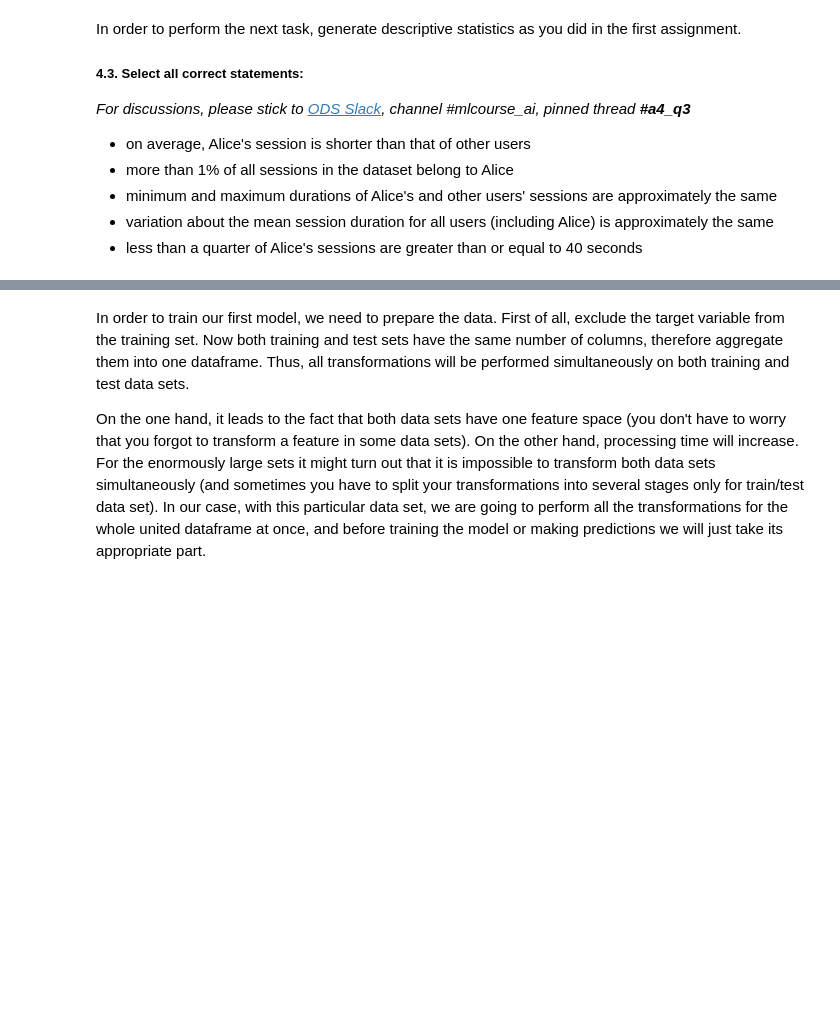
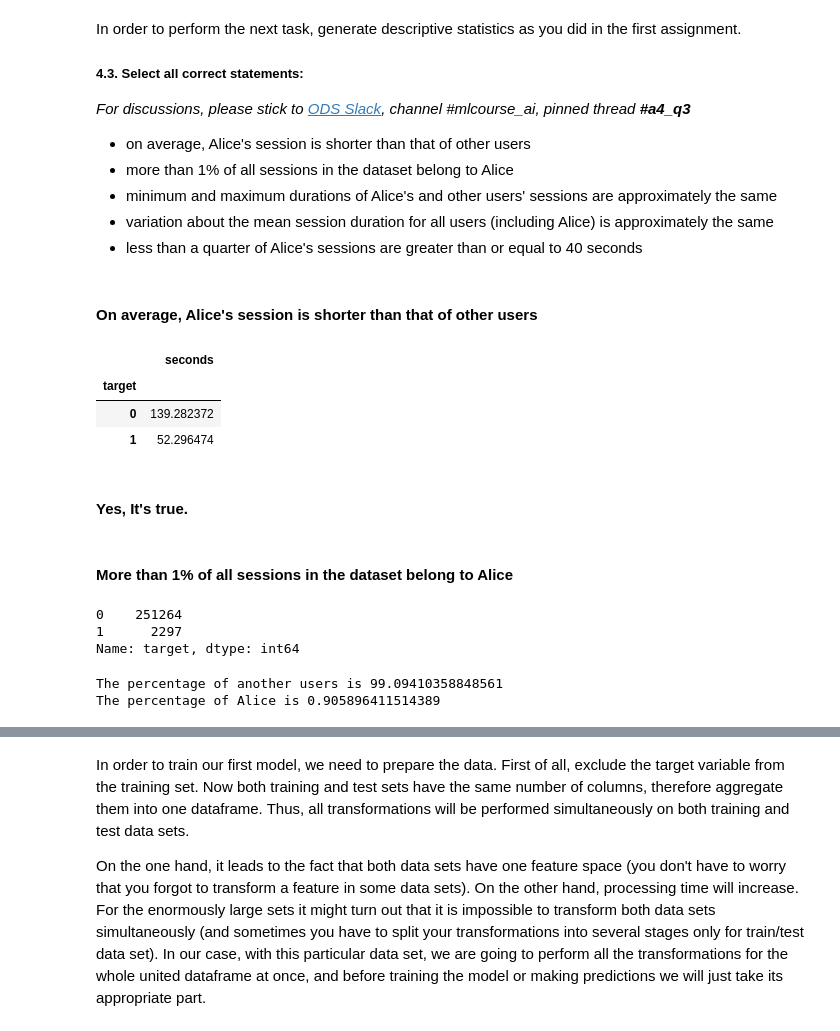
Before and after one commit to plyutik/mlcourse.ai, a Jupyter notebook: jupyter_english/assignments_fall2018/assignment4_websites_logistic_regression.ipynb, the cells around one changed output, grey strips where cells are left out. Saved outputs shown, nothing was run; the diff lists cells and outputs as text; code cells hidden in the pictures; blank space fills up the shorter version.

```diff
--- a/jupyter_english/assignments_fall2018/assignment4_websites_logistic_regression.ipynb
+++ b/jupyter_english/assignments_fall2018/assignment4_websites_logistic_regression.ipynb
@@ -208,0 +208,19 @@ In order to perform the next task, generate descriptive statistics as you did in
+# %% [markdown]
+#### On average, Alice's session is shorter than that of other users
+# %%
+time_df.groupby('target').mean()
+# %% [output]
+|  | seconds |
+| target |  |
+| 0 | 139.282372 |
+| 1 | 52.296474 |
+# %% [markdown]
+#### Yes, It's true.
+# %% [markdown]
+#### More than 1% of all sessions in the dataset belong to Alice
+# %%
+time_df['target'].value_counts()
+# %% [output]
+0    251264
+1      2297
+Name: target, dtype: int64
@@ -208,0 +229,8 @@ In order to perform the next task, generate descriptive statistics as you did in
+# %%
+all_tar = tar_0 + tar_1
+print("All values is equal", all_tar)
+print("The percentage of another users is", (tar_0 / all_tar) * 100)
+print("The percentage of Alice is", (tar_1 / all_tar) * 100)
+# %% [output]
+The percentage of another users is 99.09410358848561
+The percentage of Alice is 0.905896411514389
```
Also changed, not shown: parts of 11 cells of this notebook.
